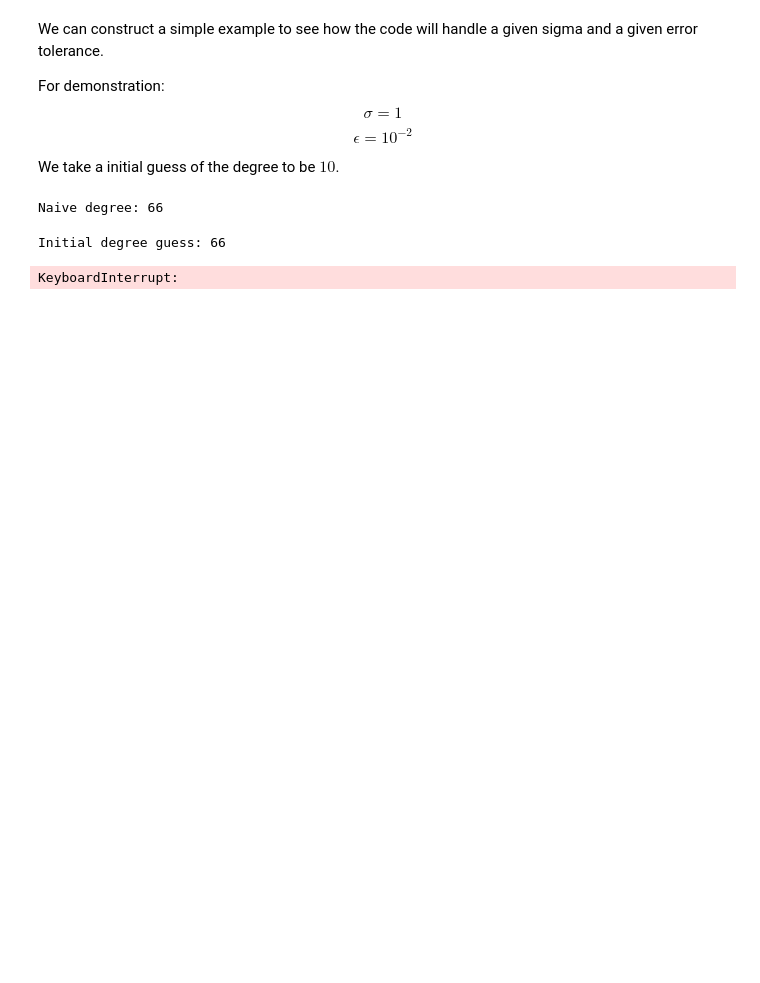
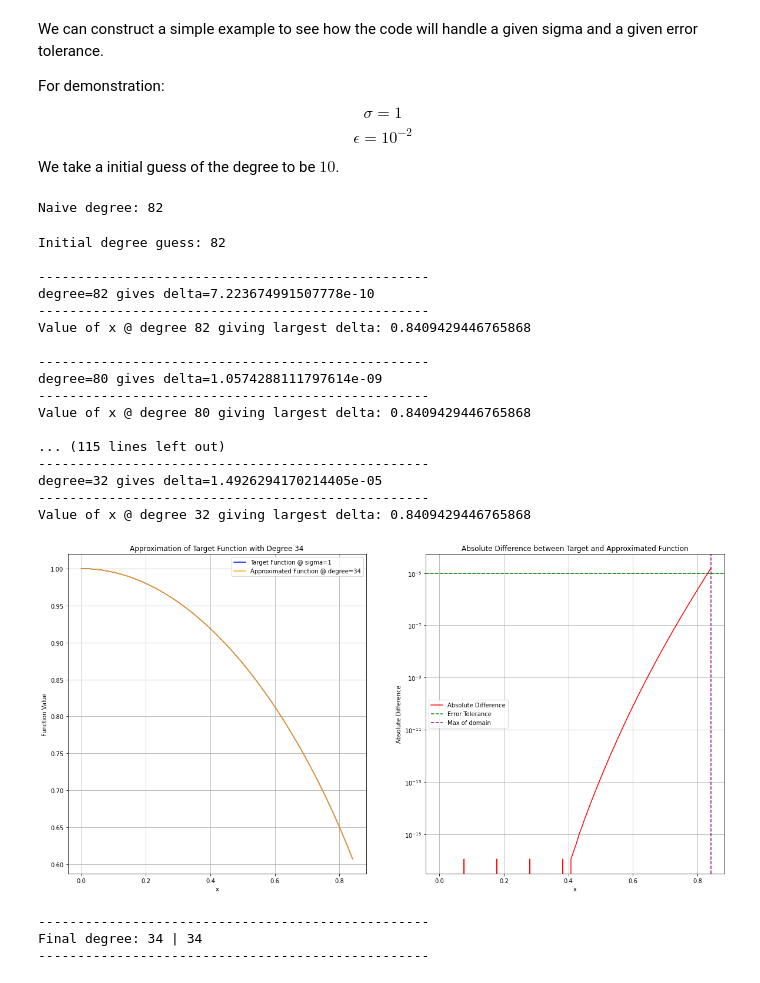
Before and after one commit to ichirokira/RealStatePrep, a Jupyter notebook: coeff_finder.ipynb, the cells around one changed output. Drawn from its saved outputs; the diff is of its cells as text; code cells hidden in the pictures; blank space fills up the shorter version.

```diff
--- a/coeff_finder.ipynb
+++ b/coeff_finder.ipynb
@@ -582,15 +643,34 @@ $$ \epsilon = 10^{-2}$$
 We take a initial guess of the degree to be $10$.
 # %%
 # Simple degree test for small error and sigma =1
-s, err = 1, 1e-4
+s, err = 1, 1e-5
 X = TargetSeriesCoefficients(sigma=s)
 naive_degree = Alt_DegreeFromError(s, err, 10)
 print(f"Naive degree: {naive_degree}")
 # %% [output]
-Naive degree: 66
+Naive degree: 82
 # %%
-NumericalDegreeFromError(s, err, 5, initial_degree = naive_degree, print_desc=True)
+init_deg_full = NumericalDegreeFromError(s, err, 10, initial_degree = naive_degree, print_desc=True, plot=True)
 # %% [output]
-Initial degree guess: 66
+Initial degree guess: 82
+
+--------------------------------------------------
+degree=82 gives delta=7.223674991507778e-10
+--------------------------------------------------
+Value of x @ degree 82 giving largest delta: 0.8409429446765868
+
+--------------------------------------------------
+degree=80 gives delta=1.0574288111797614e-09
+--------------------------------------------------
+Value of x @ degree 80 giving largest delta: 0.8409429446765868
+
+... (115 lines left out)
+--------------------------------------------------
+degree=32 gives delta=1.4926294170214405e-05
+--------------------------------------------------
+Value of x @ degree 32 giving largest delta: 0.8409429446765868
+[figure, added]
-KeyboardInterrupt:
+--------------------------------------------------
+Final degree: 34 | 34
+--------------------------------------------------
 # %%
```
Also changed, not shown: parts of 8 cells of this notebook, 1 other file.
